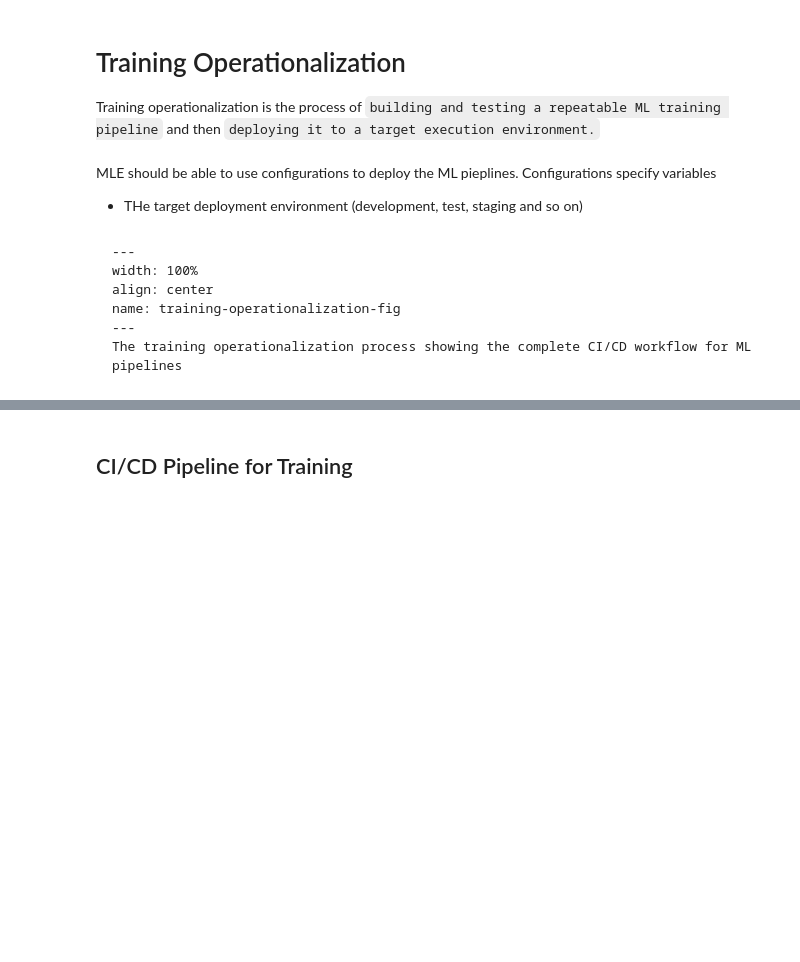
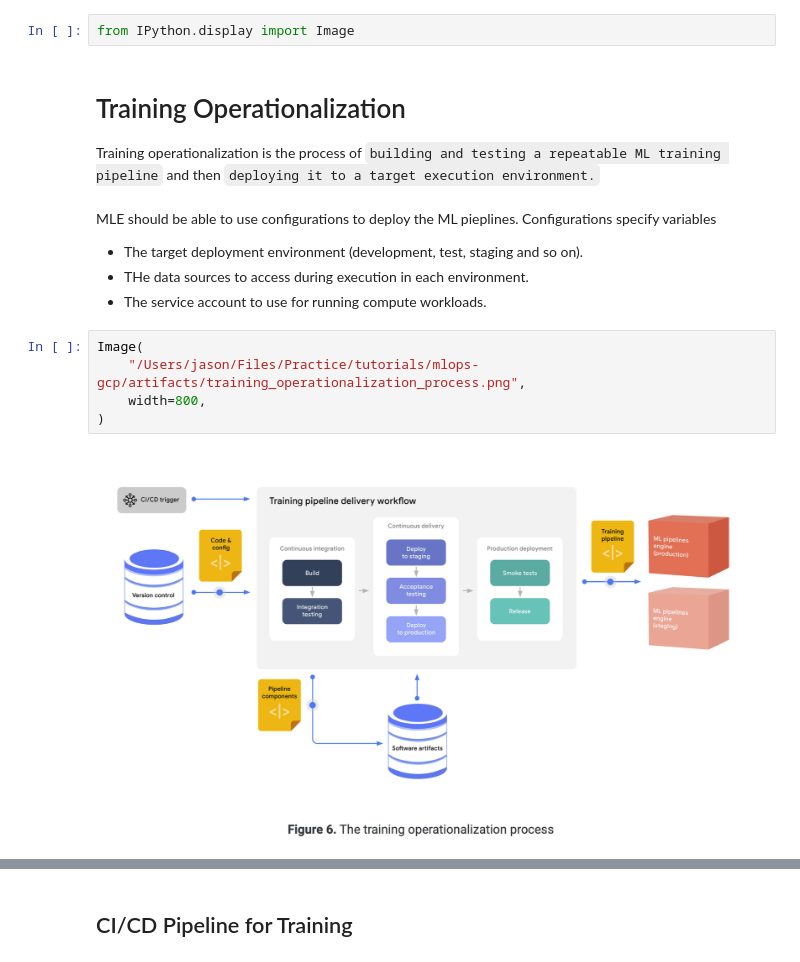
Before and after one commit to YZXBiz/mlops-gcp, a Jupyter notebook: content/02-training-operationalization.ipynb, the cells around one changed output, grey strips where cells are left out. Saved outputs shown, nothing was run; the diff lists cells and outputs as text; blank space fills up the shorter version.

````diff
--- a/content/02-training-operationalization.ipynb
+++ b/content/02-training-operationalization.ipynb
@@ -1,3 +1,5 @@
+# %%
+from IPython.display import Image
 # %% [markdown]
 # Training Operationalization
 
@@ -6,13 +8,13 @@ Training operationalization is the process of `building and testing a repeatable
 MLE should be able to use configurations to deploy the ML pieplines.
 Configurations specify variables
 
-- THe target deployment environment (development, test, staging and so on)
+- The target deployment environment (development, test, staging and so on).
+- THe data sources to access during execution in each environment.
+- The service account to use for running compute workloads.
-# %% [markdown]
-```{figure} ../artifacts/training_operationalization_process.png
----
-width: 100%
-align: center
-name: training-operationalization-fig
----
-The training operationalization process showing the complete CI/CD workflow for ML pipelines
-```
+# %%
+Image(
+    "/Users/jason/Files/Practice/tutorials/mlops-gcp/artifacts/training_operationalization_process.png",
+    width=800,
+)
+# %% [output]
+[figure, added]
````
Also changed, not shown: parts of 1 cell of this notebook.
